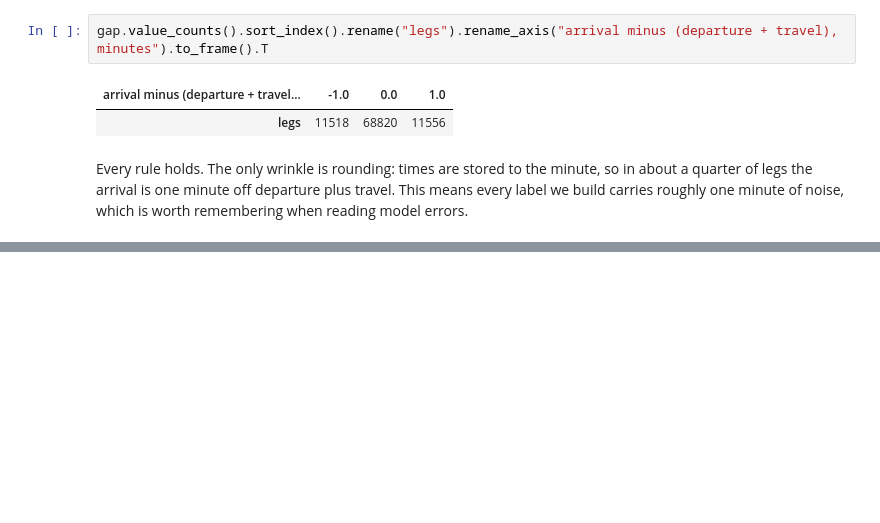
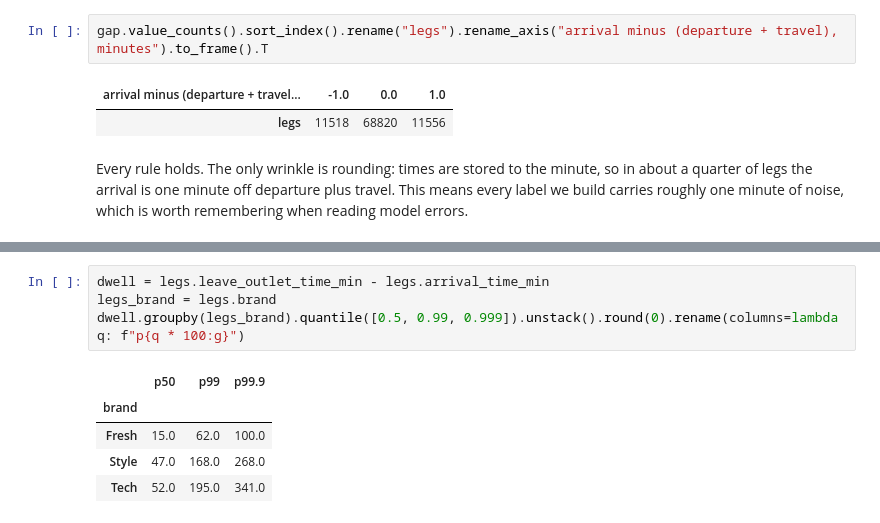
Before and after one commit to sameera-ekanayaka/Xora_Datathon, a Jupyter notebook: notebooks/02_data_quality_and_cleaning.ipynb, the cells around one changed output, grey strips where cells are left out. Drawn from its saved outputs; the diff is of its cells as text; blank space fills up the shorter version.

```diff
--- a/notebooks/02_data_quality_and_cleaning.ipynb
+++ b/notebooks/02_data_quality_and_cleaning.ipynb
@@ -195,0 +226,10 @@ Every rule holds. The only wrinkle is rounding: times are stored to the minute,
+# %%
+dwell = legs.leave_outlet_time_min - legs.arrival_time_min
+legs_brand = legs.brand
+dwell.groupby(legs_brand).quantile([0.5, 0.99, 0.999]).unstack().round(0).rename(columns=lambda q: f"p{q * 100:g}")
+# %% [output]
+|  | p50 | p99 | p99.9 |
+| brand |  |  |  |
+| Fresh | 15.0 | 62.0 | 100.0 |
+| Style | 47.0 | 168.0 | 268.0 |
+| Tech | 52.0 | 195.0 | 341.0 |
```
Also changed, not shown: parts of 5 cells of this notebook.
